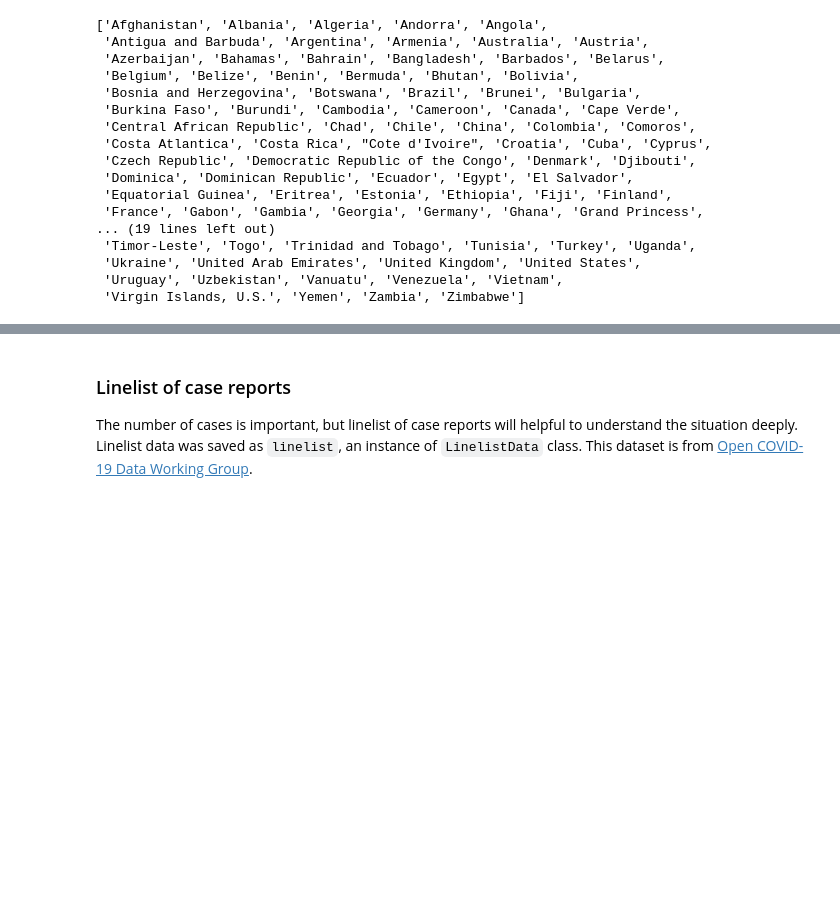
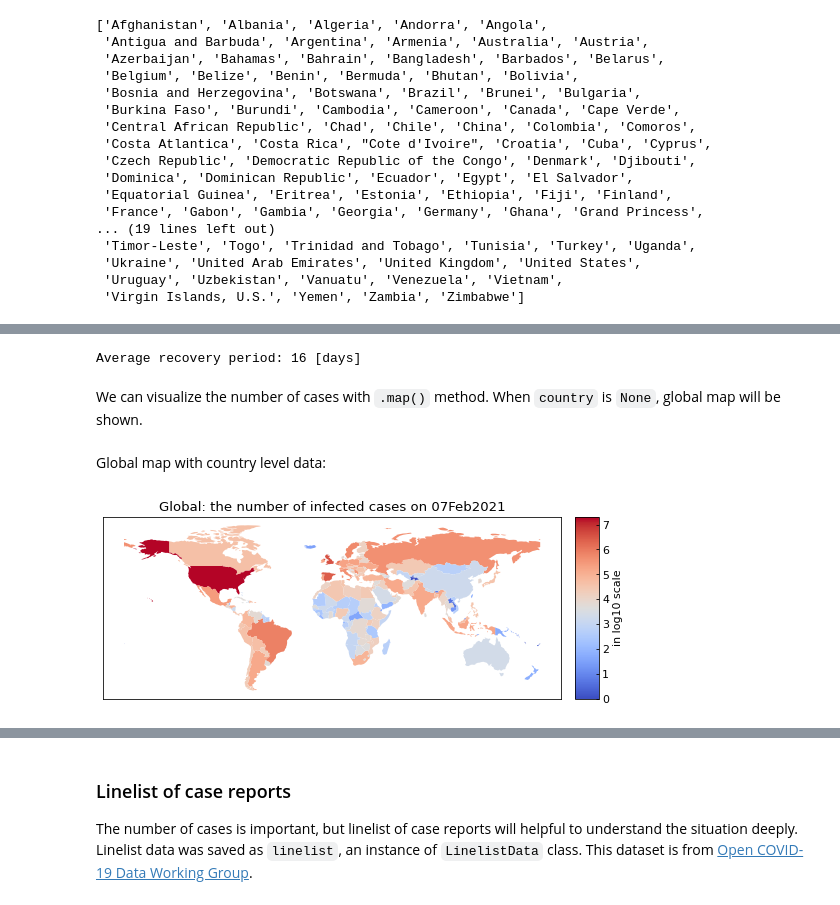
Before and after one commit to lisphilar/covid19-sir, a Jupyter notebook: docs/usage_dataset.ipynb, the cells around one changed output, grey strips where cells are left out. Drawn from its saved outputs; the diff is of its cells as text; code cells hidden in the pictures; blank space fills up the shorter version.

```diff
--- a/docs/usage_dataset.ipynb
+++ b/docs/usage_dataset.ipynb
@@ -222,0 +215,19 @@ Average recovery period: 16 [days]
+# %%
+recovery_period = jhu_data.calculate_recovery_period()
+print(f"Average recovery period: {recovery_period} [days]")
+# %% [output]
+Average recovery period: 16 [days]
+# %% [markdown]
+We can visualize the number of cases with `.map()` method. When `country` is `None`, global map will be shown.
+# %% [markdown]
+Global map with country level data:
+# %%
+# Global map with country level data
+jhu_data.map(country=None, variable="Infected")
+# To set included/exclude some countries
+# jhu_data.map(country=None, variable="Infected", included=["Japan"])
+# jhu_data.map(country=None, variable="Infected", excluded=["Japan"])
+# To change the date
+# jhu_data.map(country=None, variable="Infected", date="01Oct2021")
+# %% [output]
+[figure, added]
```
Also changed, not shown: parts of 14 cells of this notebook, 41 other files.
